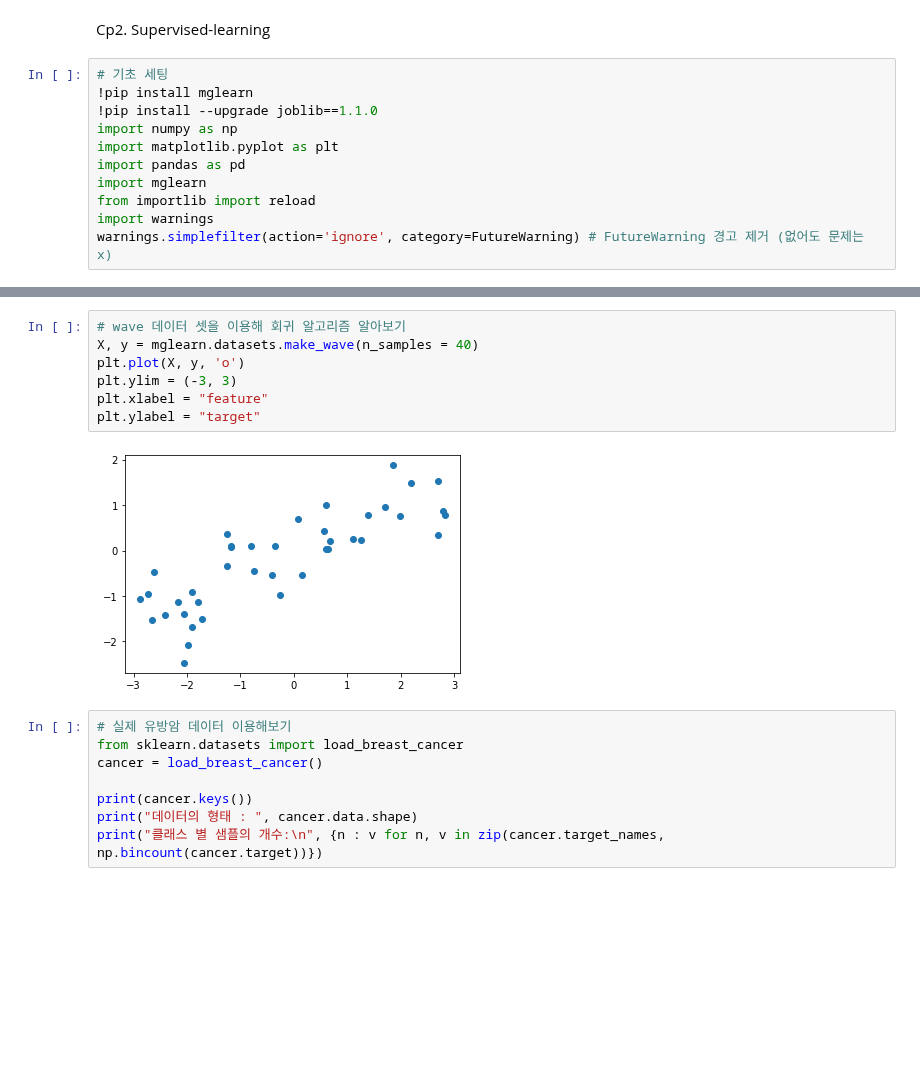
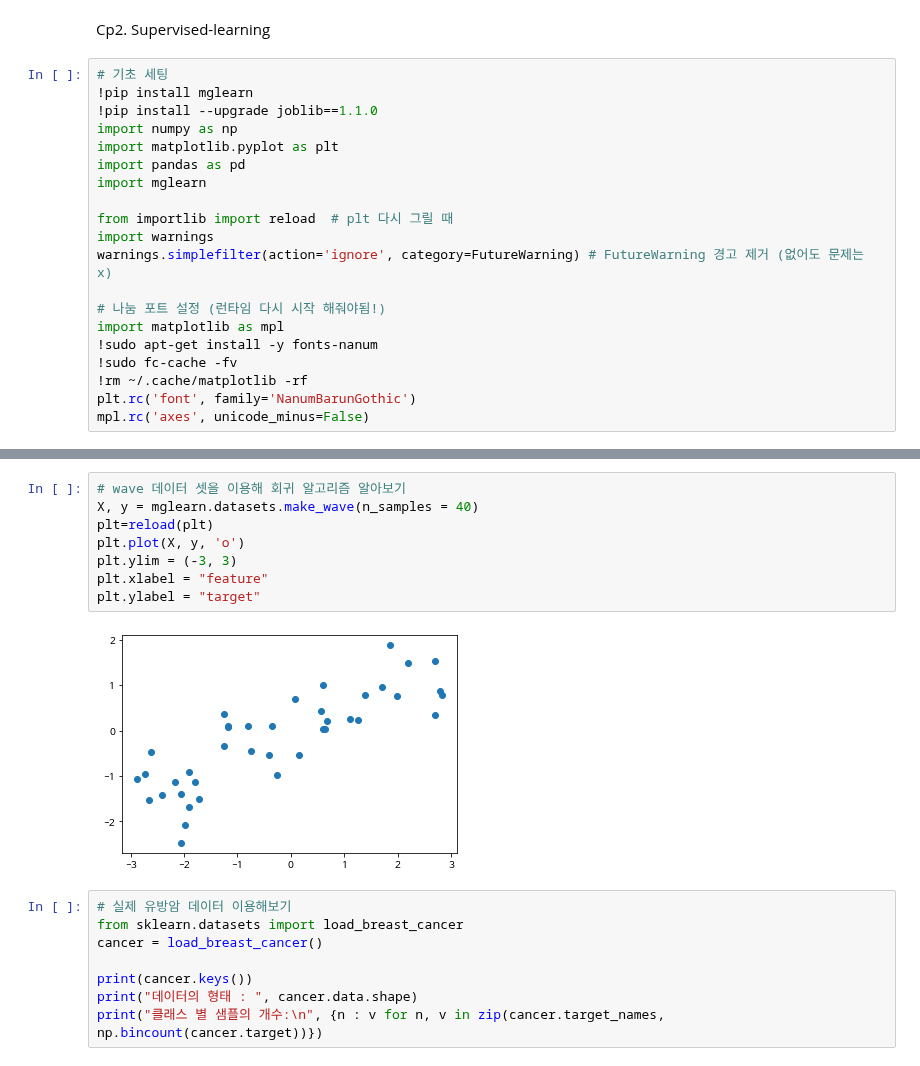
Before and after one commit to 1bin01/Machine-Learning, a Jupyter notebook: Introduction-to-Machine-Learning/Cp2_Supervised_learning.ipynb, the cells around one changed output, grey strips where cells are left out. Saved outputs shown, nothing was run; the diff lists cells and outputs as text; blank space fills up the shorter version.

```diff
--- a/Introduction-to-Machine-Learning/Cp2_Supervised_learning.ipynb
+++ b/Introduction-to-Machine-Learning/Cp2_Supervised_learning.ipynb
@@ -10,8 +10,17 @@ import numpy as np
 import matplotlib.pyplot as plt
 import pandas as pd
 import mglearn
-from importlib import reload
+
+from importlib import reload  # plt 다시 그릴 때
 import warnings
 warnings.simplefilter(action='ignore', category=FutureWarning) # FutureWarning 경고 제거 (없어도 문제는 x)
+
+# 나눔 포트 설정 (런타임 다시 시작 해줘야됨!)
+import matplotlib as mpl
+!sudo apt-get install -y fonts-nanum
+!sudo fc-cache -fv
+!rm ~/.cache/matplotlib -rf
+plt.rc('font', family='NanumBarunGothic')
+mpl.rc('axes', unicode_minus=False)
 # %% [output]
 Looking in indexes: https://pypi.org/simple, https://us-python.pkg.dev/colab-wheels/public/simple/
@@ -45,12 +54,13 @@ Text(0, 0.5, '두 번째 특성')
 # %%
 # wave 데이터 셋을 이용해 회귀 알고리즘 알아보기
 X, y = mglearn.datasets.make_wave(n_samples = 40)
+plt=reload(plt)
 plt.plot(X, y, 'o')
 plt.ylim = (-3, 3)
 plt.xlabel = "feature"
 plt.ylabel = "target"
 # %% [output]
-[figure, old version]
+[figure, new version]
 # %%
 # 실제 유방암 데이터 이용해보기
 from sklearn.datasets import load_breast_cancer
```
Also changed, not shown: parts of 6 cells of this notebook.
